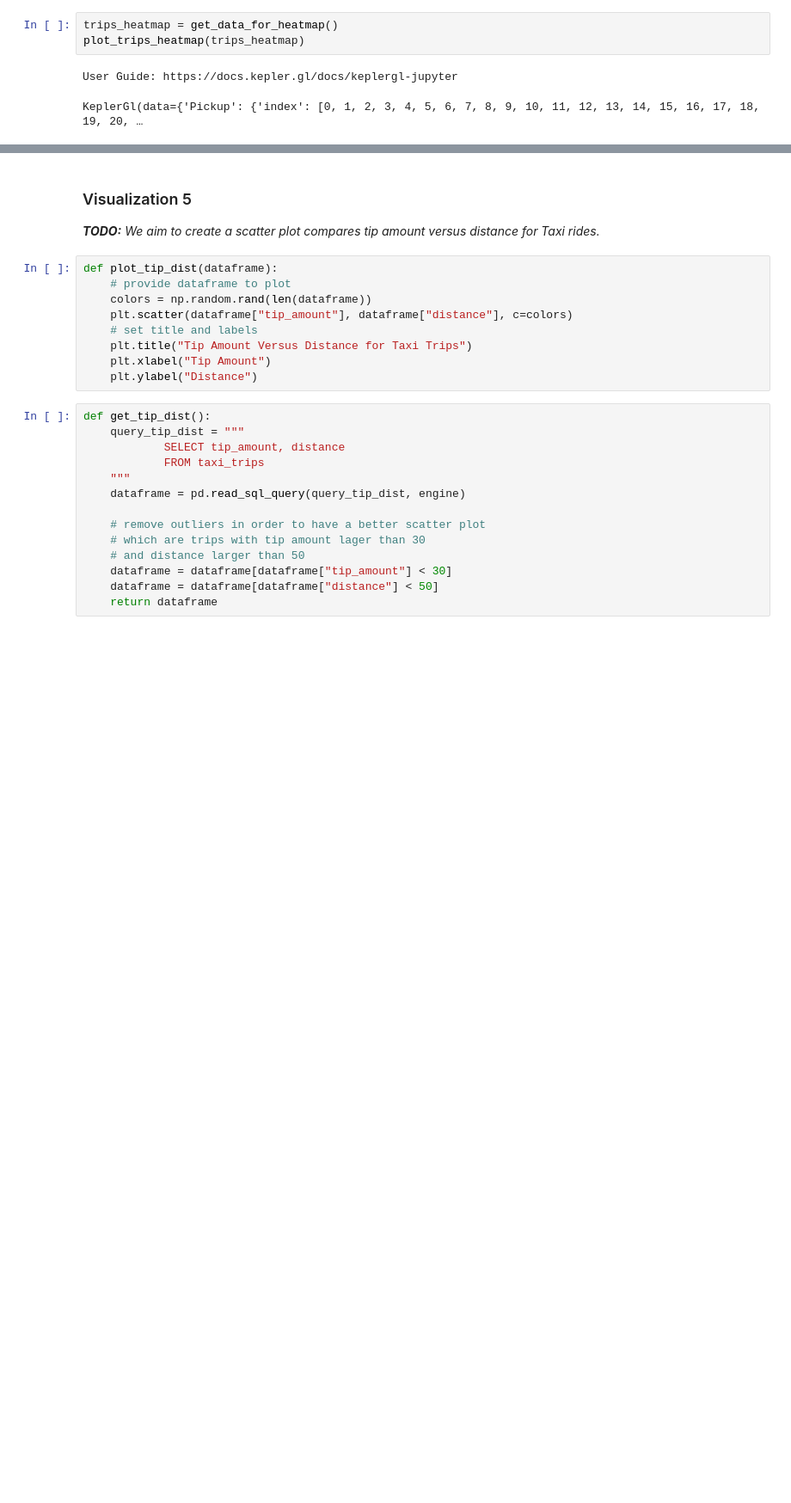
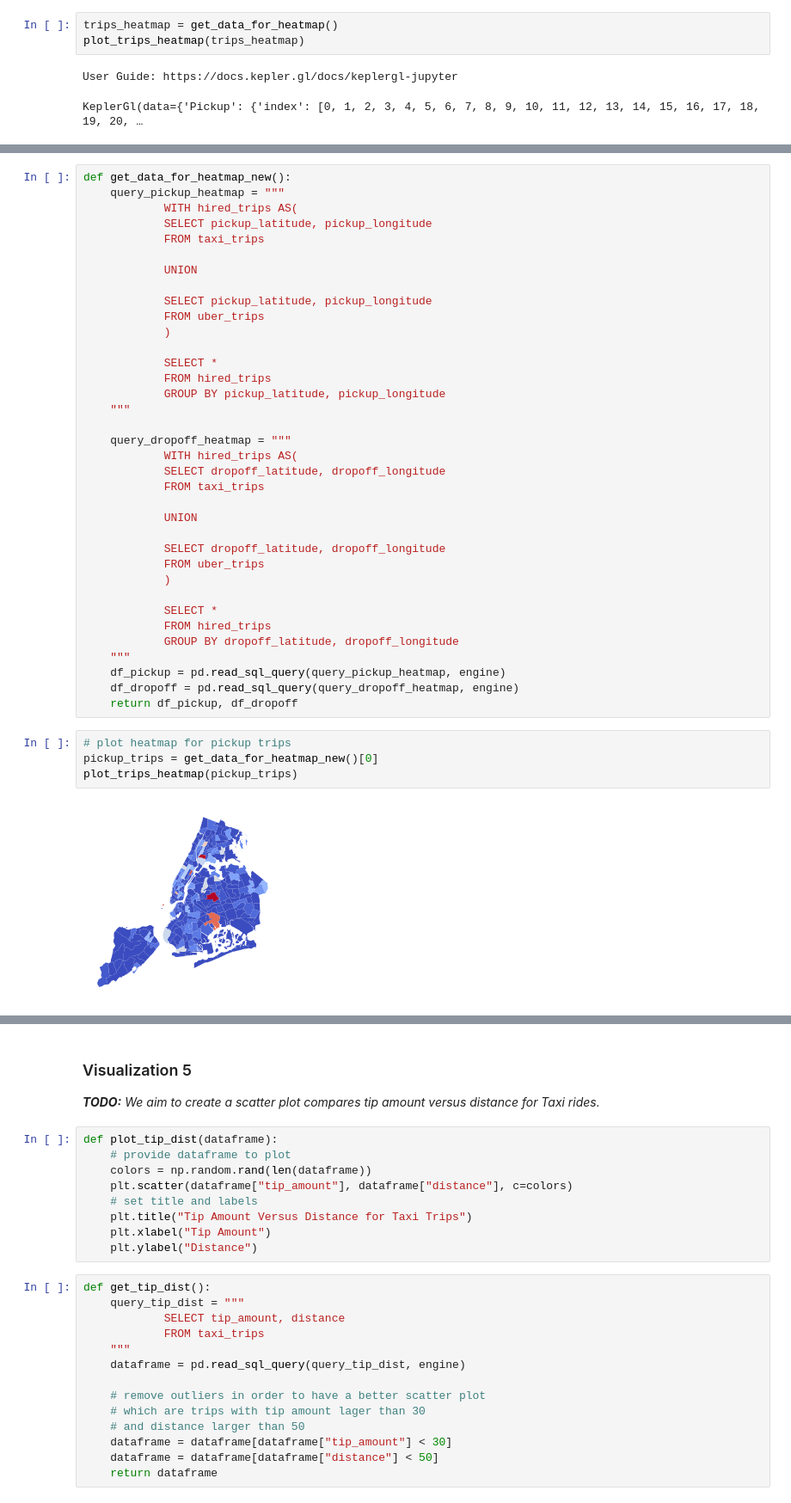
Before and after one commit to Yujdd/4501FP, a Jupyter notebook: Group7_FP.ipynb, the cells around one changed output, grey strips where cells are left out. Shown at 86% size. Saved outputs shown, nothing was run; the diff lists cells and outputs as text; blank space fills up the shorter version.

```diff
--- a/Group7_FP.ipynb
+++ b/Group7_FP.ipynb
@@ -979,0 +1020,42 @@ KeplerGl(data={'Pickup': {'index': [0, 1, 2, 3, 4, 5, 6, 7, 8, 9, 10, 11, 12, 13
+# %%
+def get_data_for_heatmap_new():
+    query_pickup_heatmap = """
+            WITH hired_trips AS(
+            SELECT pickup_latitude, pickup_longitude
+            FROM taxi_trips
+
+            UNION
+
+            SELECT pickup_latitude, pickup_longitude
+            FROM uber_trips
+            )
+
+            SELECT *
+            FROM hired_trips
+            GROUP BY pickup_latitude, pickup_longitude
+    """
+
+    query_dropoff_heatmap = """
+            WITH hired_trips AS(
+            SELECT dropoff_latitude, dropoff_longitude
+            FROM taxi_trips
+
+            UNION
+
+            SELECT dropoff_latitude, dropoff_longitude
+            FROM uber_trips
+            )
+
+            SELECT *
+            FROM hired_trips
+            GROUP BY dropoff_latitude, dropoff_longitude
+    """
+    df_pickup = pd.read_sql_query(query_pickup_heatmap, engine)
+    df_dropoff = pd.read_sql_query(query_dropoff_heatmap, engine)
+    return df_pickup, df_dropoff
+# %%
+# plot heatmap for pickup trips
+pickup_trips = get_data_for_heatmap_new()[0]
+plot_trips_heatmap(pickup_trips)
+# %% [output]
+[figure, added]
```
Also changed, not shown: parts of 15 cells of this notebook.
